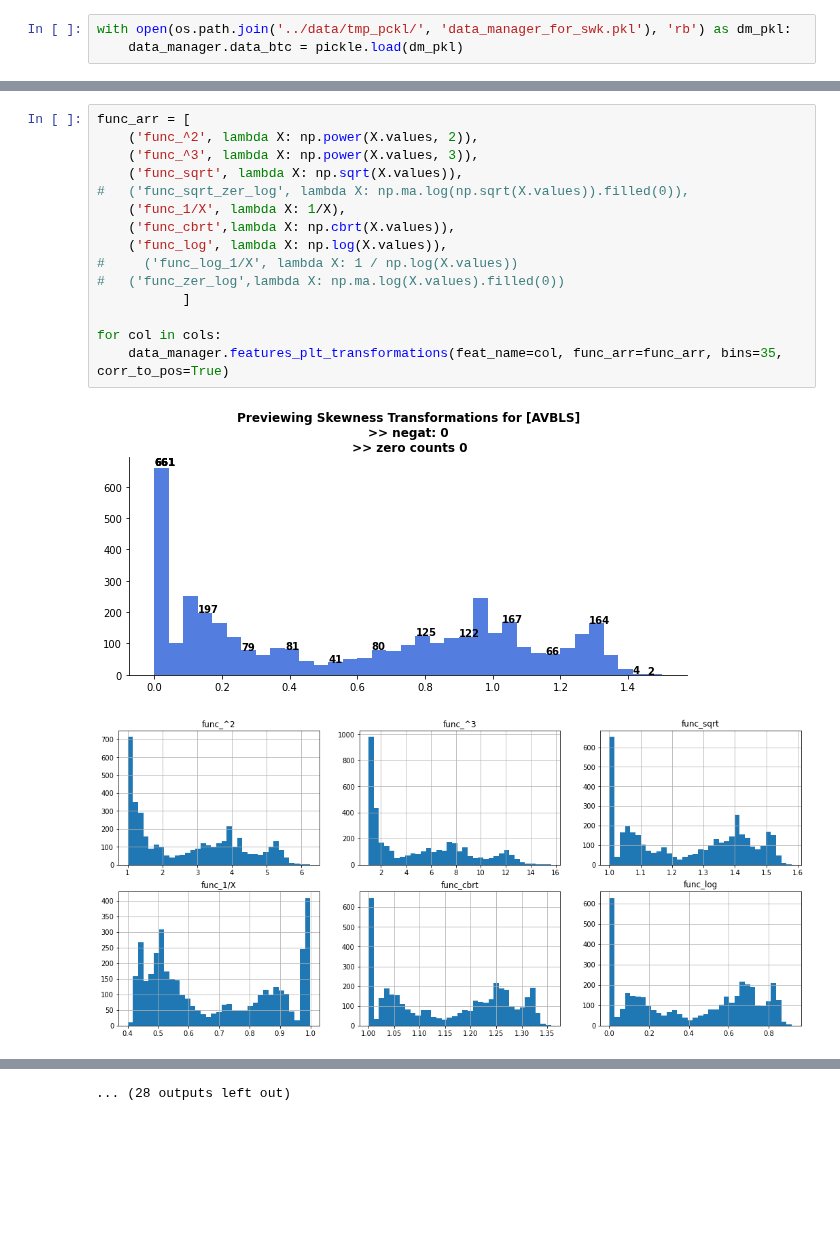
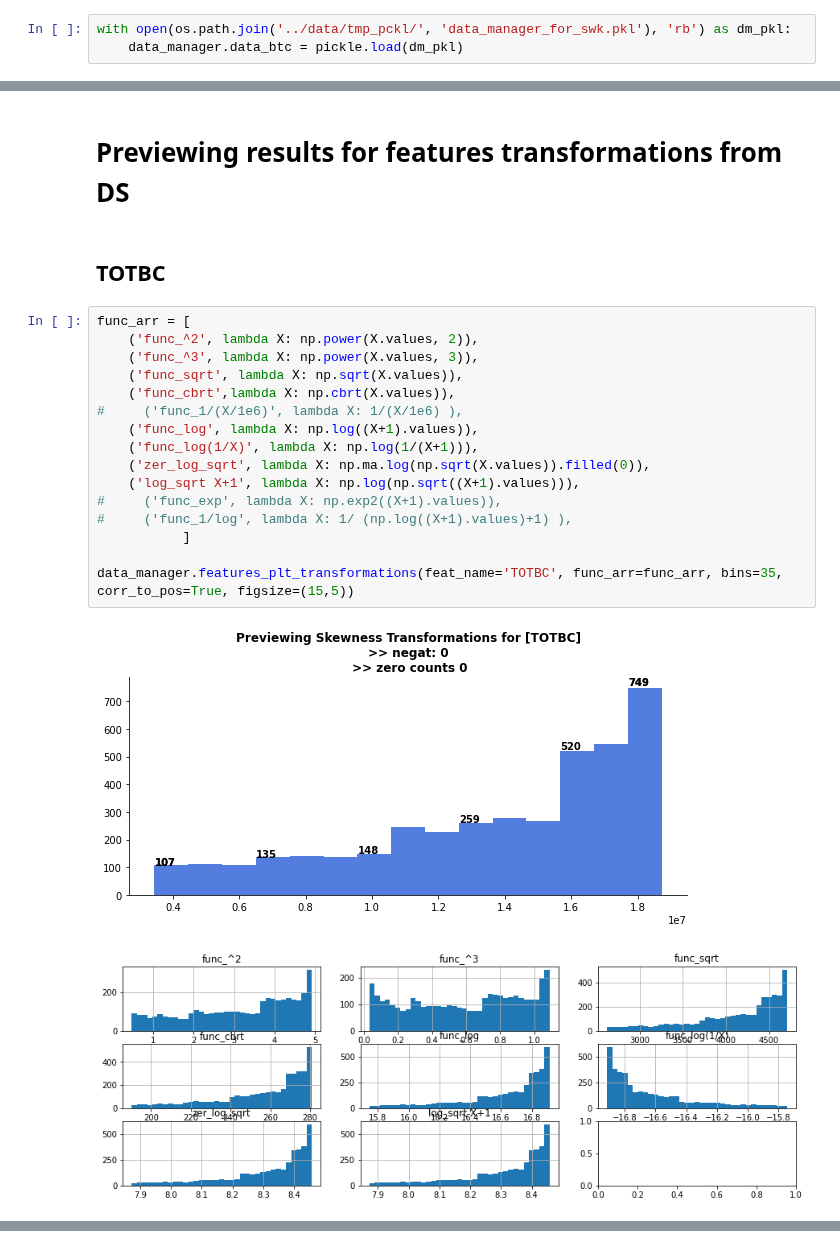
Before and after one commit to serg-razum-off/DFP-Numeric-2, a Jupyter notebook: train/btc_eda_skw_investigation.ipynb, the cells around one changed output, grey strips where cells are left out. Saved outputs shown, nothing was run; the diff lists cells and outputs as text; blank space fills up the shorter version.

Commit message:
SR: possible transformation analisys /finished/

```diff
--- a/train/btc_eda_skw_investigation.ipynb
+++ b/train/btc_eda_skw_investigation.ipynb
@@ -25,19 +33,24 @@ Index(['AVBLS', 'BTC_MINED_PDAY', 'CPTRA', 'Growth', 'HRATE', 'High', 'Low',
       dtype='object')
+# %% [markdown]
+# Previewing results for features transformations from DS
+# %% [markdown]
+## TOTBC
 # %%
 func_arr = [
     ('func_^2', lambda X: np.power(X.values, 2)),
     ('func_^3', lambda X: np.power(X.values, 3)),
     ('func_sqrt', lambda X: np.sqrt(X.values)),
-#   ('func_sqrt_zer_log', lambda X: np.ma.log(np.sqrt(X.values)).filled(0)),
-    ('func_1/X', lambda X: 1/X),
     ('func_cbrt',lambda X: np.cbrt(X.values)),
-    ('func_log', lambda X: np.log(X.values)),
-#     ('func_log_1/X', lambda X: 1 / np.log(X.values))
-#   ('func_zer_log',lambda X: np.ma.log(X.values).filled(0))
+#     ('func_1/(X/1e6)', lambda X: 1/(X/1e6) ),
+    ('func_log', lambda X: np.log((X+1).values)),
+    ('func_log(1/X)', lambda X: np.log(1/(X+1))),
+    ('zer_log_sqrt', lambda X: np.ma.log(np.sqrt(X.values)).filled(0)),
+    ('log_sqrt X+1', lambda X: np.log(np.sqrt((X+1).values))),
+#     ('func_exp', lambda X: np.exp2((X+1).values)),
+#     ('func_1/log', lambda X: 1/ (np.log((X+1).values)+1) ),
            ]
 
-for col in cols:
-    data_manager.features_plt_transformations(feat_name=col, func_arr=func_arr, bins=35, corr_to_pos=True)
+data_manager.features_plt_transformations(feat_name='TOTBC', func_arr=func_arr, bins=35, corr_to_pos=True, figsize=(15,5))
 # %% [output]
-[figure, old version]
+[figure, new version]
-[figure, old version]
+[figure, new version]
@@ -54 +56,0 @@ for col in cols:
-... (28 outputs left out)
```
Also changed, not shown: parts of 34 cells of this notebook, 18 other files.
